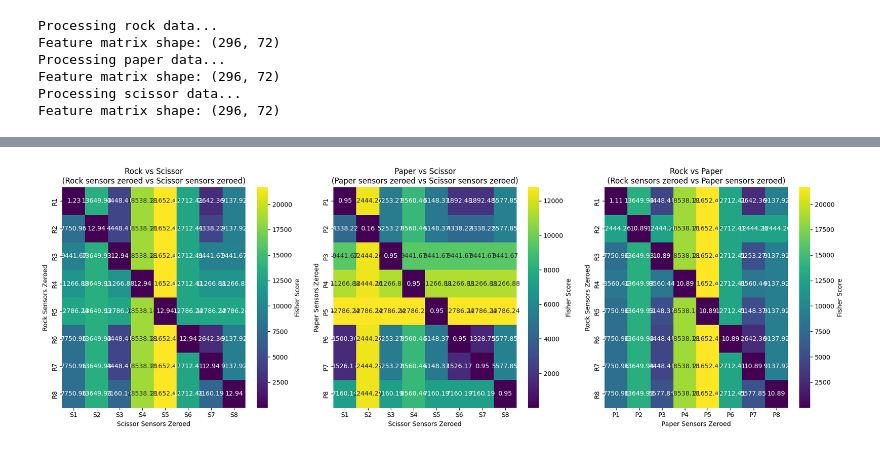
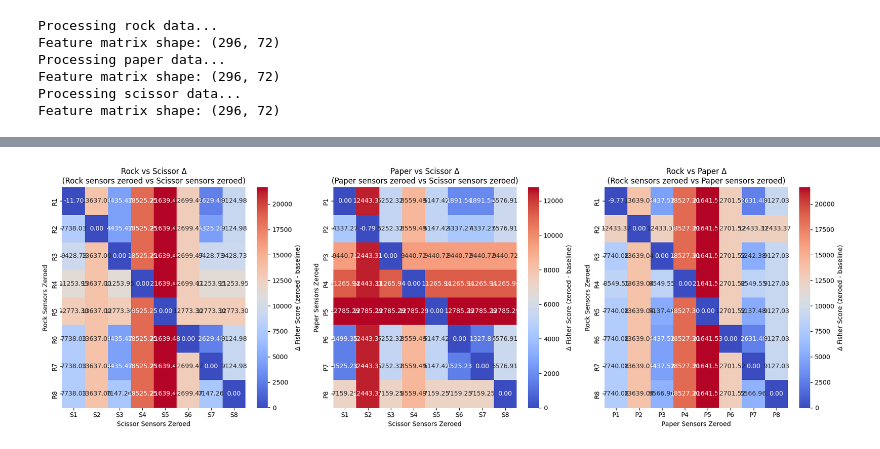
Before and after one commit to freek1/roshambo, a Jupyter notebook: emg_feature_analysis.ipynb, the cells around one changed output, grey strips where cells are left out. Drawn from its saved outputs; the diff is of its cells as text; code cells hidden in the pictures.

Commit message:
results delta F-score

```diff
--- a/emg_feature_analysis.ipynb
+++ b/emg_feature_analysis.ipynb
@@ -319,38 +326,38 @@ Analyzing sensor importance for Rock vs Paper...
 # %%
 # Visualize the results with heatmaps
 import seaborn as sns
 
 fig, axes = plt.subplots(1, 3, figsize=(18, 6))
 
-# Rock vs Scissor heatmap
-sns.heatmap(rock_scissor_matrix, annot=True, fmt='.2f', cmap='viridis',
+# Rock vs Scissor heatmap (Δ vs baseline)
+sns.heatmap(rock_scissor_matrix, annot=True, fmt='.2f', cmap='coolwarm',
             xticklabels=[f'S{j+1}' for j in range(8)],
             yticklabels=[f'R{i+1}' for i in range(8)],
-            ax=axes[0], cbar_kws={'label': 'Fisher Score'})
-axes[0].set_title('Rock vs Scissor\n(Rock sensors zeroed vs Scissor sensors zeroed)')
+            ax=axes[0], cbar_kws={'label': 'Δ Fisher Score (zeroed - baseline)'})
+axes[0].set_title('Rock vs Scissor Δ\n(Rock sensors zeroed vs Scissor sensors zeroed)')
 axes[0].set_xlabel('Scissor Sensors Zeroed')
 axes[0].set_ylabel('Rock Sensors Zeroed')
 
-# Paper vs Scissor heatmap
-sns.heatmap(paper_scissor_matrix, annot=True, fmt='.2f', cmap='viridis',
+# Paper vs Scissor heatmap (Δ vs baseline)
+sns.heatmap(paper_scissor_matrix, annot=True, fmt='.2f', cmap='coolwarm',
             xticklabels=[f'S{j+1}' for j in range(8)],
             yticklabels=[f'P{i+1}' for i in range(8)],
-            ax=axes[1], cbar_kws={'label': 'Fisher Score'})
-axes[1].set_title('Paper vs Scissor\n(Paper sensors zeroed vs Scissor sensors zeroed)')
+            ax=axes[1], cbar_kws={'label': 'Δ Fisher Score (zeroed - baseline)'})
+axes[1].set_title('Paper vs Scissor Δ\n(Paper sensors zeroed vs Scissor sensors zeroed)')
 axes[1].set_xlabel('Scissor Sensors Zeroed')
 axes[1].set_ylabel('Paper Sensors Zeroed')
 
-# Rock vs Paper heatmap
-sns.heatmap(rock_paper_matrix, annot=True, fmt='.2f', cmap='viridis',
+# Rock vs Paper heatmap (Δ vs baseline)
+sns.heatmap(rock_paper_matrix, annot=True, fmt='.2f', cmap='coolwarm',
             xticklabels=[f'P{j+1}' for j in range(8)],
             yticklabels=[f'R{i+1}' for i in range(8)],
-            ax=axes[2], cbar_kws={'label': 'Fisher Score'})
-axes[2].set_title('Rock vs Paper\n(Rock sensors zeroed vs Paper sensors zeroed)')
+            ax=axes[2], cbar_kws={'label': 'Δ Fisher Score (zeroed - baseline)'})
+axes[2].set_title('Rock vs Paper Δ\n(Rock sensors zeroed vs Paper sensors zeroed)')
 axes[2].set_xlabel('Paper Sensors Zeroed')
 axes[2].set_ylabel('Rock Sensors Zeroed')
 
 plt.tight_layout()
 plt.show()
 # %% [output]
-[figure, old version]
+[figure, new version]
 # %%
```
Also changed, not shown: parts of 6 cells of this notebook, 2 other files.
